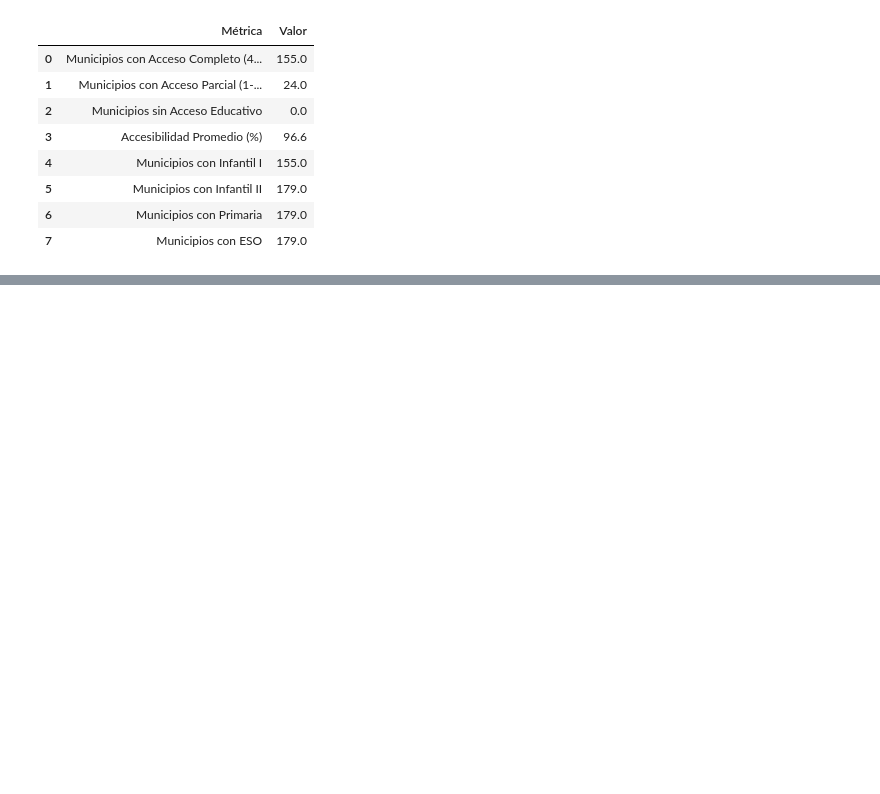
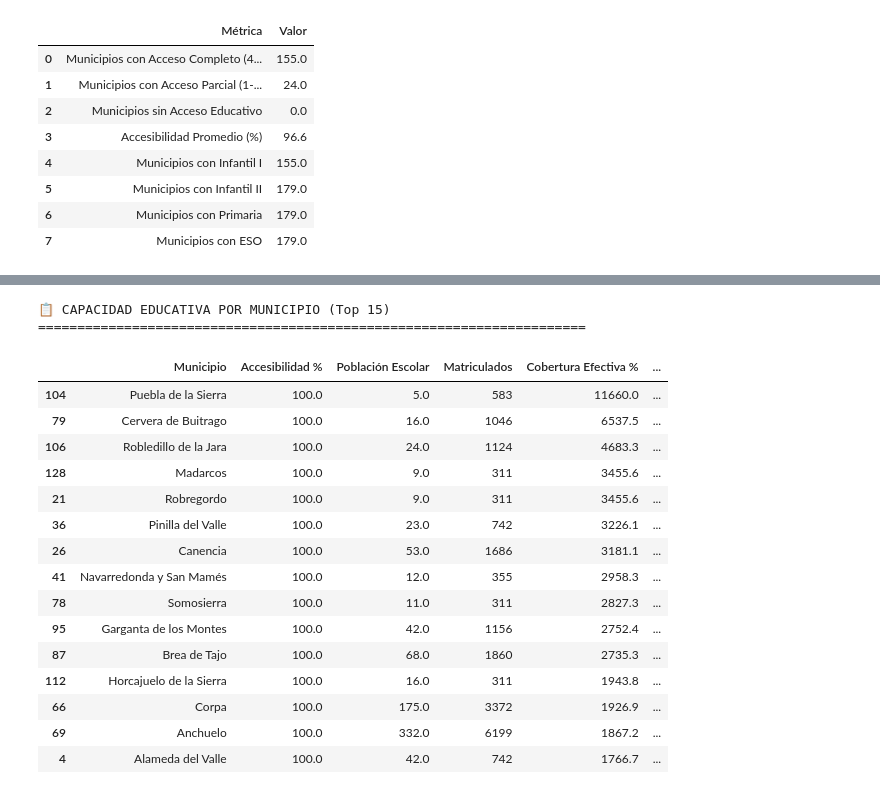
Before and after one commit to frankito24/FastAPIProject, a Jupyter notebook: notebooks/AnalisisEducacion.ipynb, the cells around one changed output, grey strips where cells are left out. Cells and saved outputs as stored; diff of their text form; code cells hidden in the pictures; blank space fills up the shorter version.

```diff
--- a/notebooks/AnalisisEducacion.ipynb
+++ b/notebooks/AnalisisEducacion.ipynb
@@ -890,0 +1078,35 @@ print("\n✅ ANÁLISIS DE ACCESIBILIDAD COMPLETADO")
+# %%
+# === TABLA DE CAPACIDAD POR MUNICIPIO ===
+print("\n📋 CAPACIDAD EDUCATIVA POR MUNICIPIO (Top 15)")
+print("="*70)
+
+capacity_display = capacity_df.head(15)[[
+    'municipio', 'accesibilidad_pct', 'total_poblacion_escolar',
+    'total_cobertura_efectiva', 'cobertura_efectiva_pct', 'total_demanda_no_atendida'
+]].copy()
+
+capacity_display.columns = [
+    'Municipio', 'Accesibilidad %', 'Población Escolar',
+    'Matriculados', 'Cobertura Efectiva %', 'Demanda No Atendida'
+]
+
+display(capacity_display.round(1))
+# %% [output]
+📋 CAPACIDAD EDUCATIVA POR MUNICIPIO (Top 15)
+======================================================================
+|  | Municipio | Accesibilidad % | Población Escolar | Matriculados | Cobertura Efectiva % | ... |
+| 104 | Puebla de la Sierra | 100.0 | 5.0 | 583 | 11660.0 | ... |
+| 79 | Cervera de Buitrago | 100.0 | 16.0 | 1046 | 6537.5 | ... |
+| 106 | Robledillo de la Jara | 100.0 | 24.0 | 1124 | 4683.3 | ... |
+| 128 | Madarcos | 100.0 | 9.0 | 311 | 3455.6 | ... |
+| 21 | Robregordo | 100.0 | 9.0 | 311 | 3455.6 | ... |
+| 36 | Pinilla del Valle | 100.0 | 23.0 | 742 | 3226.1 | ... |
+| 26 | Canencia | 100.0 | 53.0 | 1686 | 3181.1 | ... |
+| 41 | Navarredonda y San Mamés | 100.0 | 12.0 | 355 | 2958.3 | ... |
+| 78 | Somosierra | 100.0 | 11.0 | 311 | 2827.3 | ... |
+| 95 | Garganta de los Montes | 100.0 | 42.0 | 1156 | 2752.4 | ... |
+| 87 | Brea de Tajo | 100.0 | 68.0 | 1860 | 2735.3 | ... |
+| 112 | Horcajuelo de la Sierra | 100.0 | 16.0 | 311 | 1943.8 | ... |
+| 66 | Corpa | 100.0 | 175.0 | 3372 | 1926.9 | ... |
+| 69 | Anchuelo | 100.0 | 332.0 | 6199 | 1867.2 | ... |
+| 4 | Alameda del Valle | 100.0 | 42.0 | 742 | 1766.7 | ... |
```
Also changed, not shown: parts of 13 cells of this notebook.
